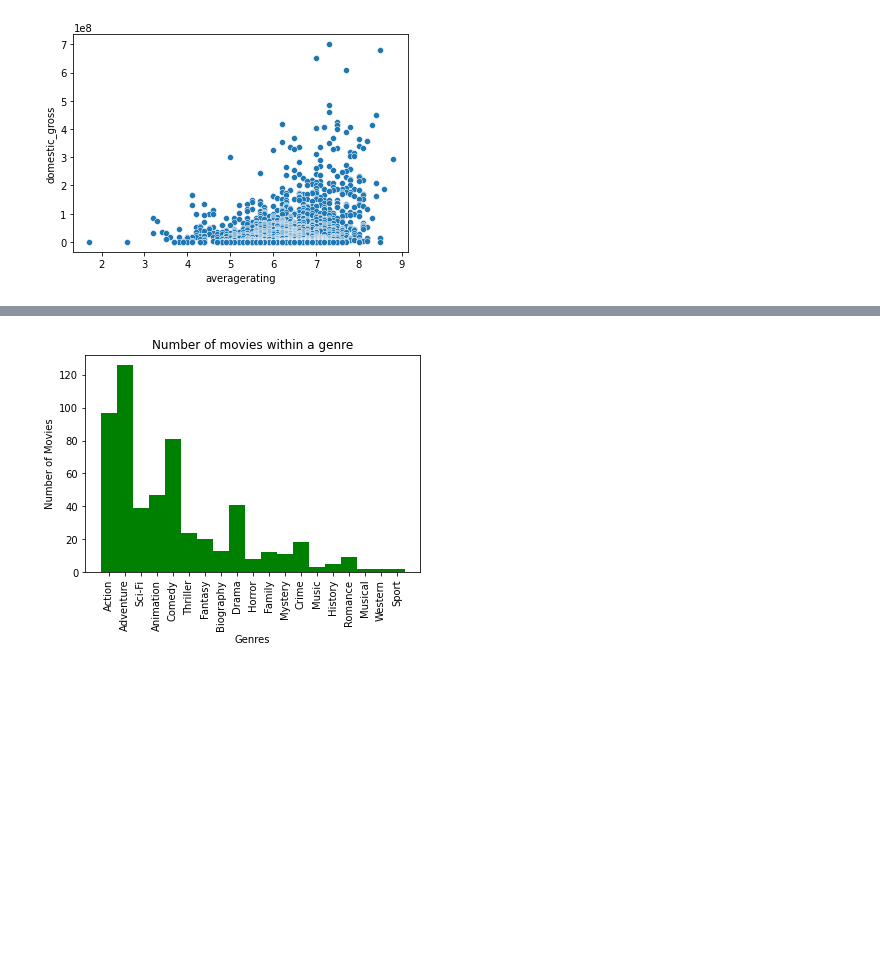
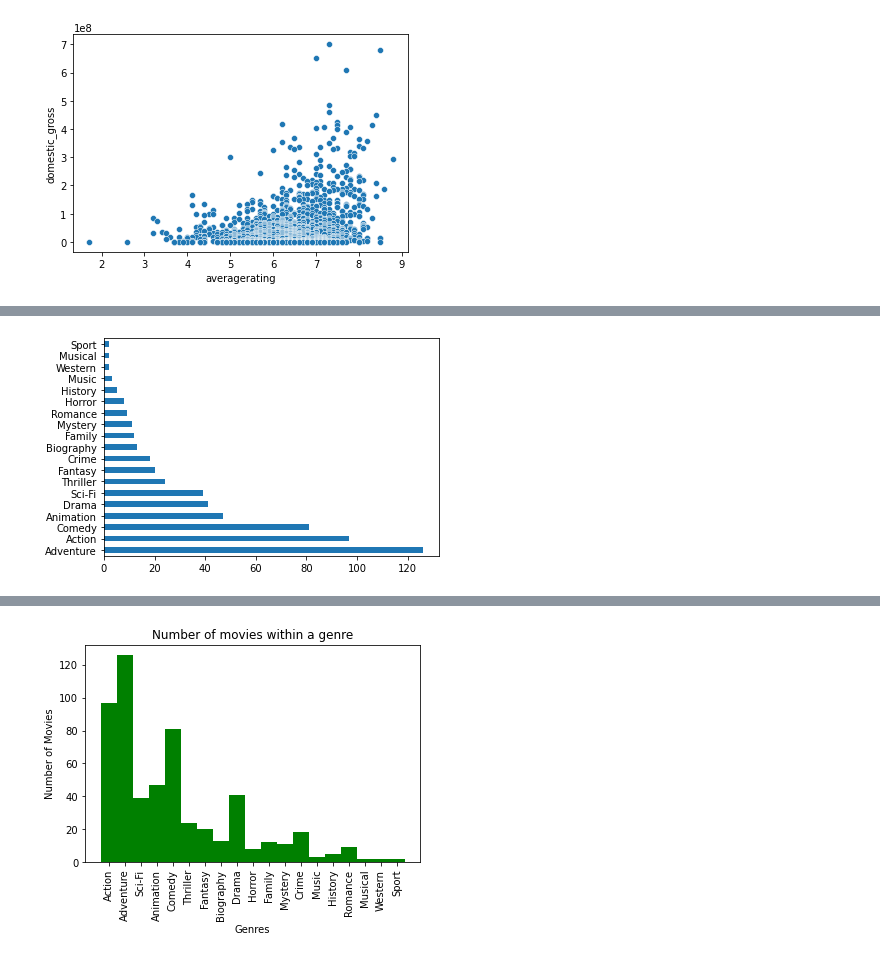
Before and after one commit to CassidyExum/dsc-phase-1-project-v2-4, a Jupyter notebook: student.ipynb, the cells around one changed output, grey strips where cells are left out. Cells and saved outputs as stored; diff of their text form; code cells hidden in the pictures; blank space fills up the shorter version.

```diff
--- a/student.ipynb
+++ b/student.ipynb
@@ -286,6 +300,17 @@ x = gross_and_rating_df['averagerating']
 sea.scatterplot(x, y);
 # %% [output]
 [figure]
+# %%
+genres_df = gross_and_rating_df['genres']
+genres_df = genres_df.str.split(',')
+genres_list_all = genres_df.tolist()
+genres_dict_all = {}
+for x in genres_list_all:
+    for y in x:
+        if y not in genres_dict_all:
+            genres_dict_all[y] = 1
+        else:
+            genres_dict_all[y] += 1
 # %%
 genres_df = gross_and_rating_df['genres'].iloc[:200]
 genres_df = genres_df.str.split(',')
@@ -321,0 +325,4 @@ genres_dict
+# %%
+genres_series = pd.Series(genres_dict)
+genres_series.sort_values(ascending = False, inplace=True)
+genres_series
@@ -321,0 +350,5 @@ genres_dict
+# %%
+genres_series.plot.barh();
+#bar chart of top 200
+# %% [output]
+[figure, added]
```
Also changed, not shown: parts of 32 cells of this notebook.
